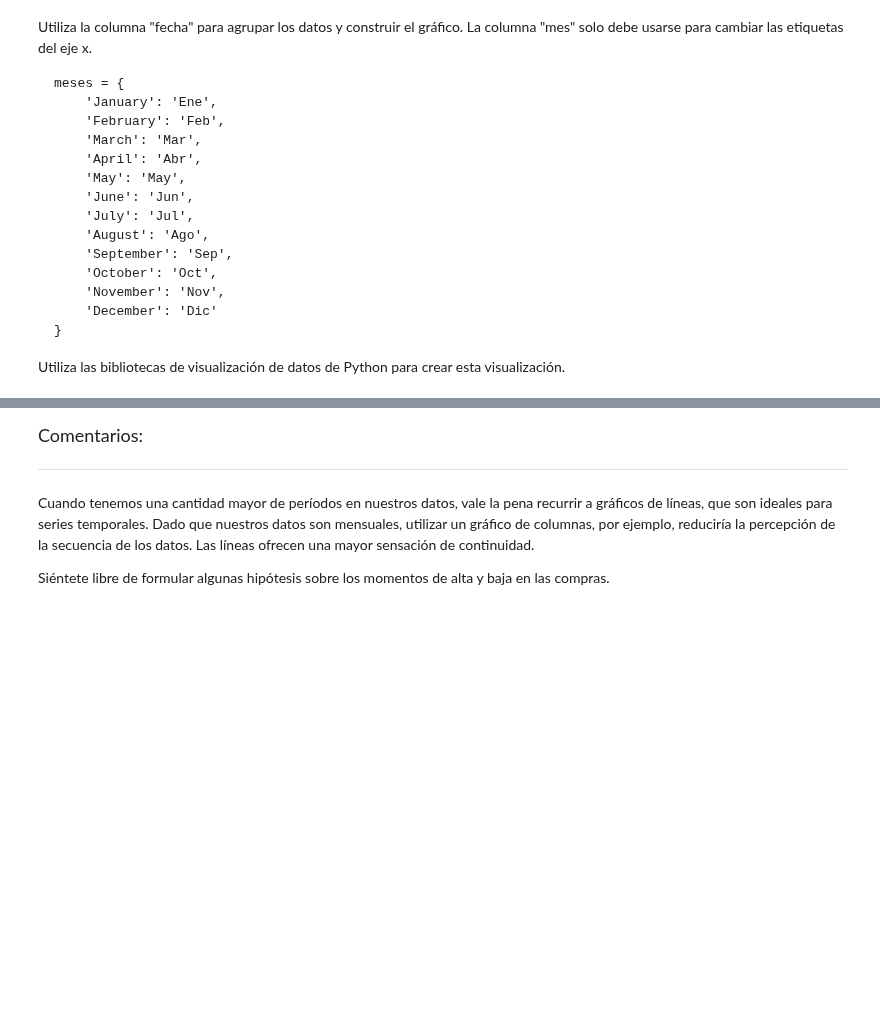
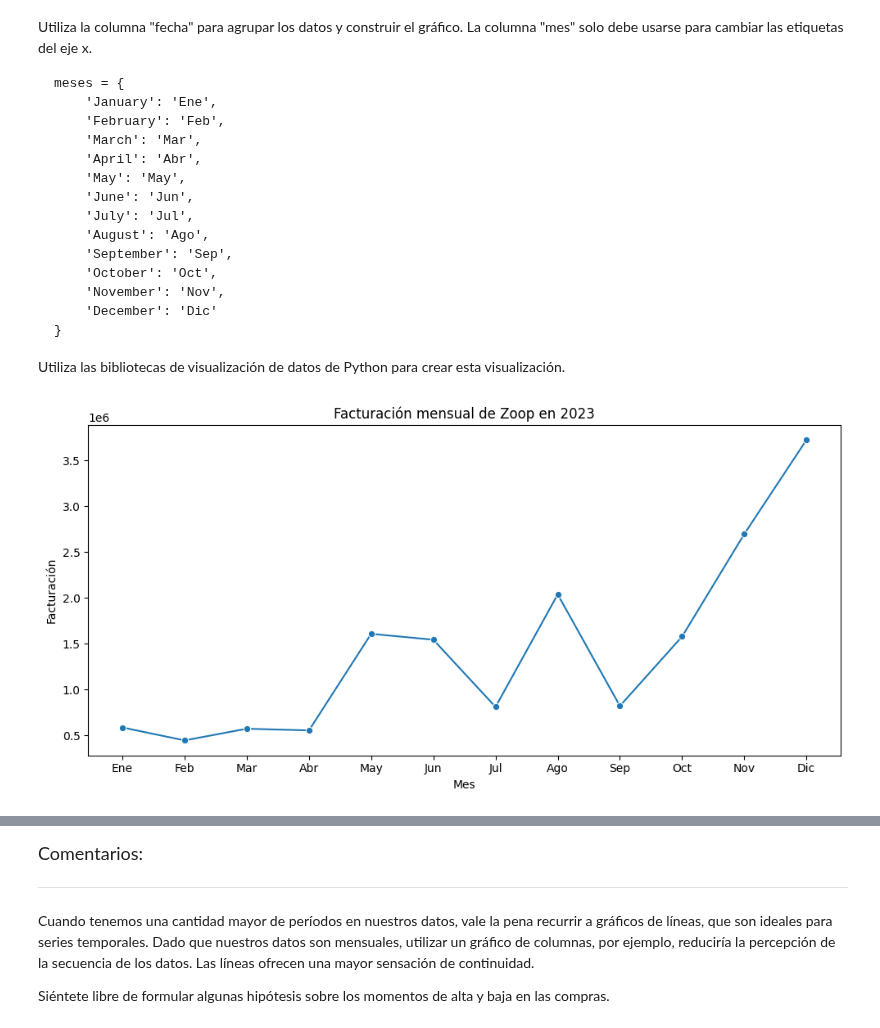
Before and after one commit to betorockers/DataScience_AluraLatam, a Jupyter notebook: 3-ETL/6-IA_aplicada_a_la_ciencia_de_datos/IA_aplicada_a_ciencia_de_datos.ipynb, the cells around one changed output, grey strips where cells are left out. Saved outputs shown, nothing was run; the diff lists cells and outputs as text; code cells hidden in the pictures; blank space fills up the shorter version.

```diff
--- a/3-ETL/6-IA_aplicada_a_la_ciencia_de_datos/IA_aplicada_a_ciencia_de_datos.ipynb
+++ b/3-ETL/6-IA_aplicada_a_la_ciencia_de_datos/IA_aplicada_a_ciencia_de_datos.ipynb
@@ -503,3 +540,42 @@ meses = {
 
 
 Utiliza las bibliotecas de visualización de datos de Python para crear esta visualización.
+# %%
+# Diccionario de traducción de meses
+meses = {
+    'January': 'Ene',
+    'February': 'Feb',
+    'March': 'Mar',
+    'April': 'Abr',
+    'May': 'May',
+    'June': 'Jun',
+    'July': 'Jul',
+    'August': 'Ago',
+    'September': 'Sep',
+    'October': 'Oct',
+    'November': 'Nov',
+    'December': 'Dic'
+}
+
+# Agrupar por mes y calcular la facturación total mensual
+df_unido['mes_num'] = df_unido['fecha'].dt.month
+df_unido['mes_nombre'] = df_unido['fecha'].dt.month_name()
+ventas_mensuales = df_unido.groupby(['mes_num', 'mes_nombre'])['facturacion'].sum().reset_index()
+
+# Traducir el nombre de los meses
+ventas_mensuales['mes'] = ventas_mensuales['mes_nombre'].map(meses)
+
+# Ordenar por número de mes
+ventas_mensuales = ventas_mensuales.sort_values('mes_num')
+
+# Gráfico de líneas de ventas mensuales
+
+plt.figure(figsize=(10,5))
+sns.lineplot(data=ventas_mensuales, x='mes', y='facturacion', marker='o')
+plt.title('Facturación mensual de Zoop en 2023')
+plt.xlabel('Mes')
+plt.ylabel('Facturación')
+plt.tight_layout()
+plt.show()
+# %% [output]
+[figure, added]
```
Also changed, not shown: parts of 21 cells of this notebook.
